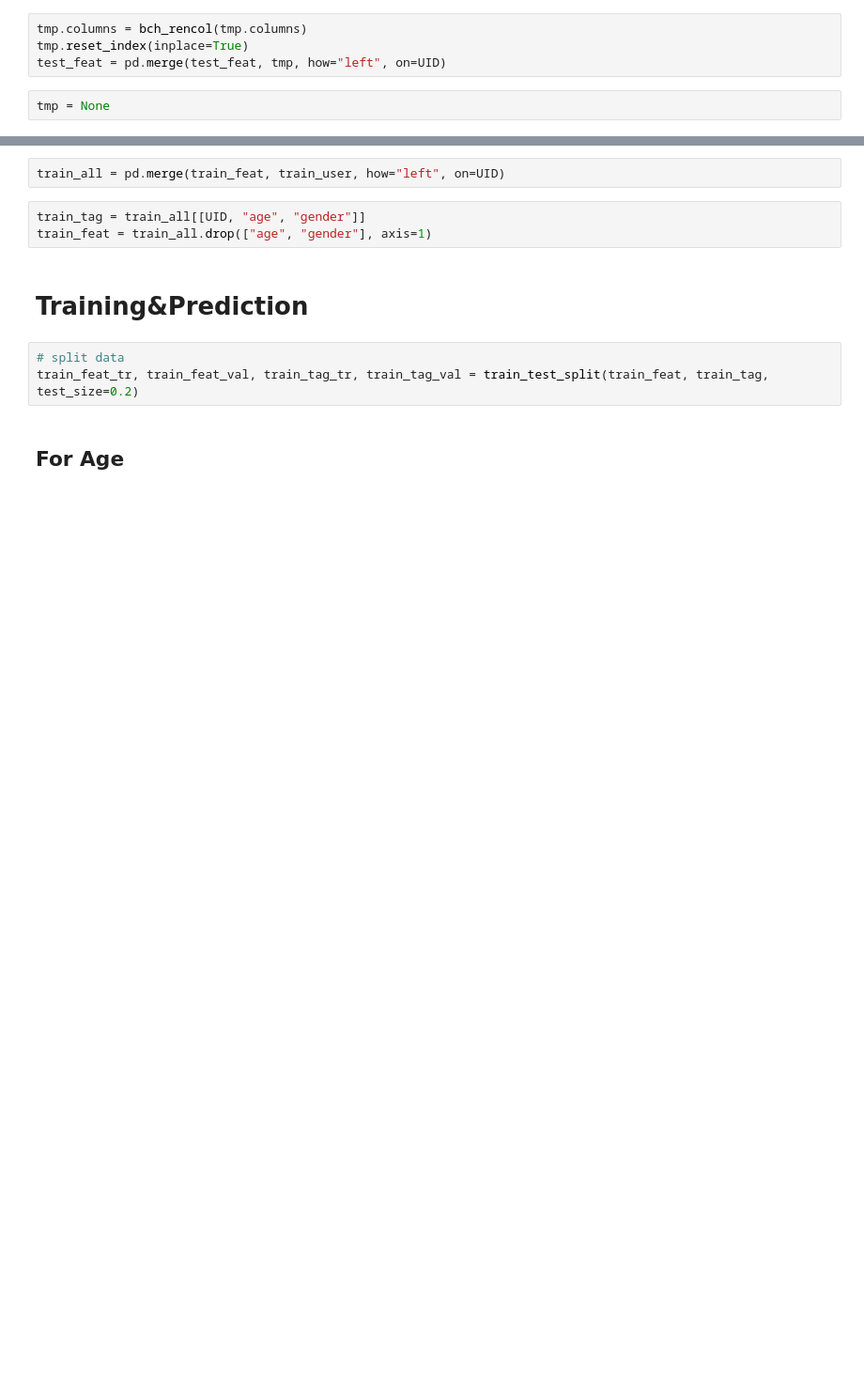
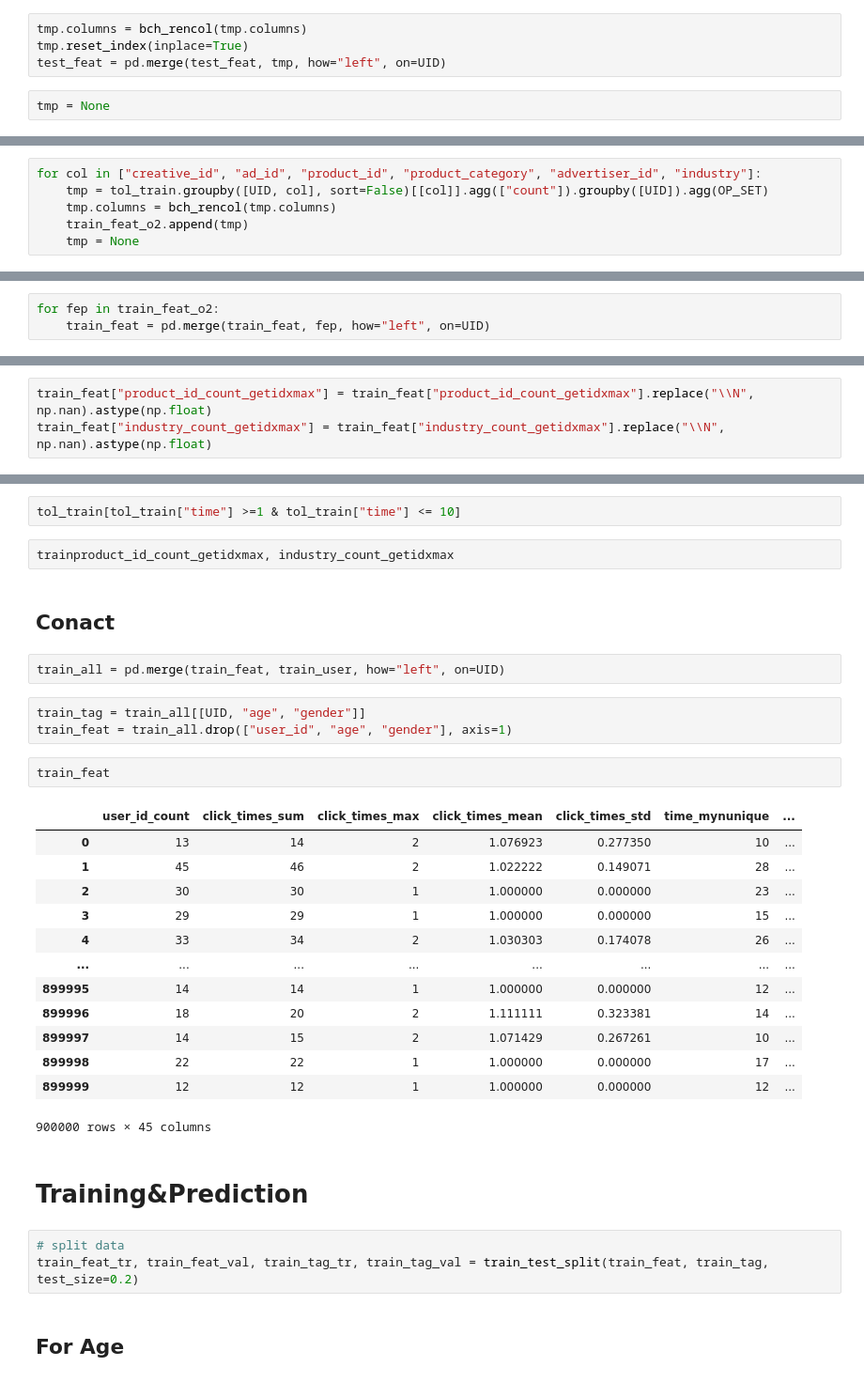
Before and after one commit to etveritas/taac20, a Jupyter notebook: assists.ipynb, the cells around one changed output, grey strips where cells are left out. Shown at 94% size. Saved outputs shown, nothing was run; the diff lists cells and outputs as text; blank space fills up the shorter version.

```diff
--- a/assists.ipynb
+++ b/assists.ipynb
@@ -223,0 +162,6 @@ tmp = None
+# %%
+for col in ["creative_id", "ad_id", "product_id", "product_category", "advertiser_id", "industry"]:
+    tmp = tol_train.groupby([UID, col], sort=False)[[col]].agg(["count"]).groupby([UID]).agg(OP_SET)
+    tmp.columns = bch_rencol(tmp.columns)
+    train_feat_o2.append(tmp)
+    tmp = None
@@ -223,0 +176,3 @@ tmp = None
+# %%
+for fep in train_feat_o2:
+    train_feat = pd.merge(train_feat, fep, how="left", on=UID)
@@ -223,0 +195,3 @@ tmp = None
+# %%
+train_feat["product_id_count_getidxmax"] = train_feat["product_id_count_getidxmax"].replace("\\N", np.nan).astype(np.float)
+train_feat["industry_count_getidxmax"] = train_feat["industry_count_getidxmax"].replace("\\N", np.nan).astype(np.float)
@@ -224,8 +217,30 @@ tmp = None
+# %%
+tol_train[tol_train["time"] >=1 & tol_train["time"] <= 10]
+# %%
+trainproduct_id_count_getidxmax, industry_count_getidxmax
+# %% [markdown]
+## Conact
 # %%
 train_all = pd.merge(train_feat, train_user, how="left", on=UID)
 # %%
 train_tag = train_all[[UID, "age", "gender"]]
-train_feat = train_all.drop(["age", "gender"], axis=1)
+train_feat = train_all.drop(["user_id", "age", "gender"], axis=1)
+# %%
+train_feat
+# %% [output]
+|  | user_id_count | click_times_sum | click_times_max | click_times_mean | click_times_std | time_mynunique | ... |
+| 0 | 13 | 14 | 2 | 1.076923 | 0.277350 | 10 | ... |
+| 1 | 45 | 46 | 2 | 1.022222 | 0.149071 | 28 | ... |
+| 2 | 30 | 30 | 1 | 1.000000 | 0.000000 | 23 | ... |
+| 3 | 29 | 29 | 1 | 1.000000 | 0.000000 | 15 | ... |
+| 4 | 33 | 34 | 2 | 1.030303 | 0.174078 | 26 | ... |
+| ... | ... | ... | ... | ... | ... | ... | ... |
+| 899995 | 14 | 14 | 1 | 1.000000 | 0.000000 | 12 | ... |
+| 899996 | 18 | 20 | 2 | 1.111111 | 0.323381 | 14 | ... |
+| 899997 | 14 | 15 | 2 | 1.071429 | 0.267261 | 10 | ... |
+| 899998 | 22 | 22 | 1 | 1.000000 | 0.000000 | 17 | ... |
+| 899999 | 12 | 12 | 1 | 1.000000 | 0.000000 | 12 | ... |
+900000 rows × 45 columns
 # %% [markdown]
 # Training&Prediction
 # %%
```
Also changed, not shown: parts of 42 cells of this notebook.
